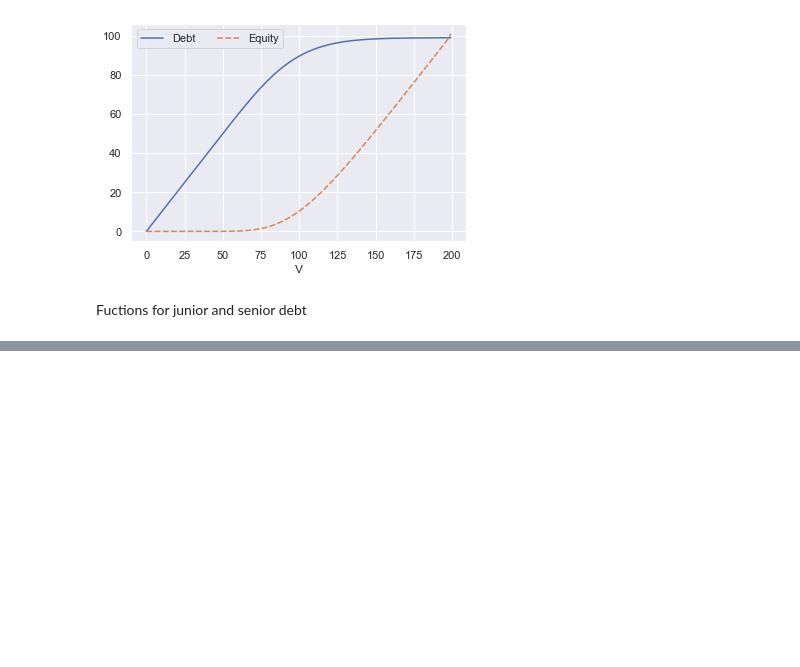
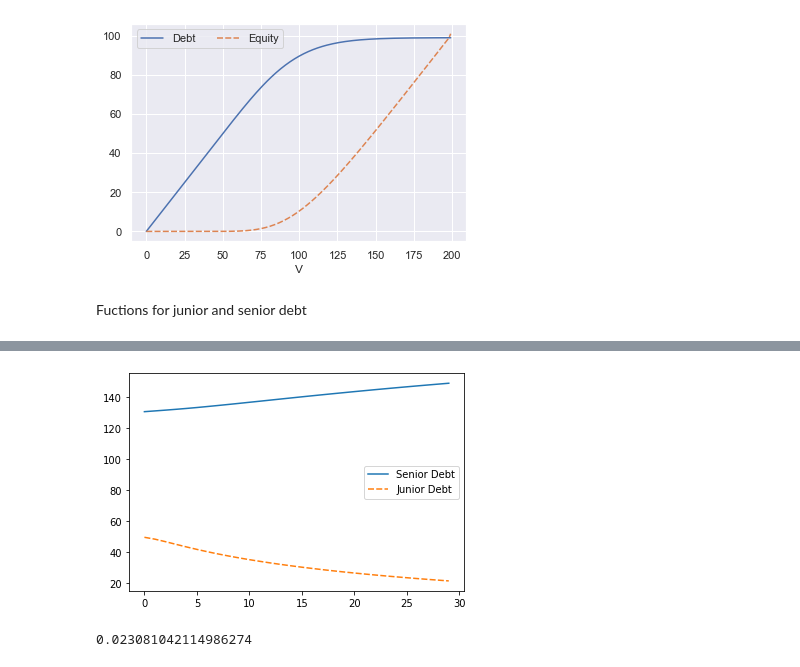
Before and after one commit to MortenWillendrup/CreditRiskModelling, a Jupyter notebook: Credit Risk Modelling/MertonModel.ipynb, the cells around one changed output, grey strips where cells are left out. Saved outputs shown, nothing was run; the diff lists cells and outputs as text; code cells hidden in the pictures; blank space fills up the shorter version.

```diff
--- a/Credit Risk Modelling/MertonModel.ipynb
+++ b/Credit Risk Modelling/MertonModel.ipynb
@@ -144,0 +236,19 @@ def credit_spread(v,
+# %%
+sns.lineplot(data=[df_180['Senior Debt'], df_180['Junior Debt']])
+plt.show()
+# %% [output]
+[figure, added]
+# %%
+def CreditSpread(D, F, r, t, T):
+    import numpy as np
+    tau = T-t
+    CS = (1/tau)*np.log(D/F)-r
+
+    return CS
+
+print(CreditSpread(df_180.iloc[1,3], 50, 0.01, 2, len(df_180['T'])))
+
+
+# print(len(df_180['T']))
+# %% [output]
+0.023081042114986274
```
Also changed, not shown: parts of 12 cells of this notebook, 1 other file.
